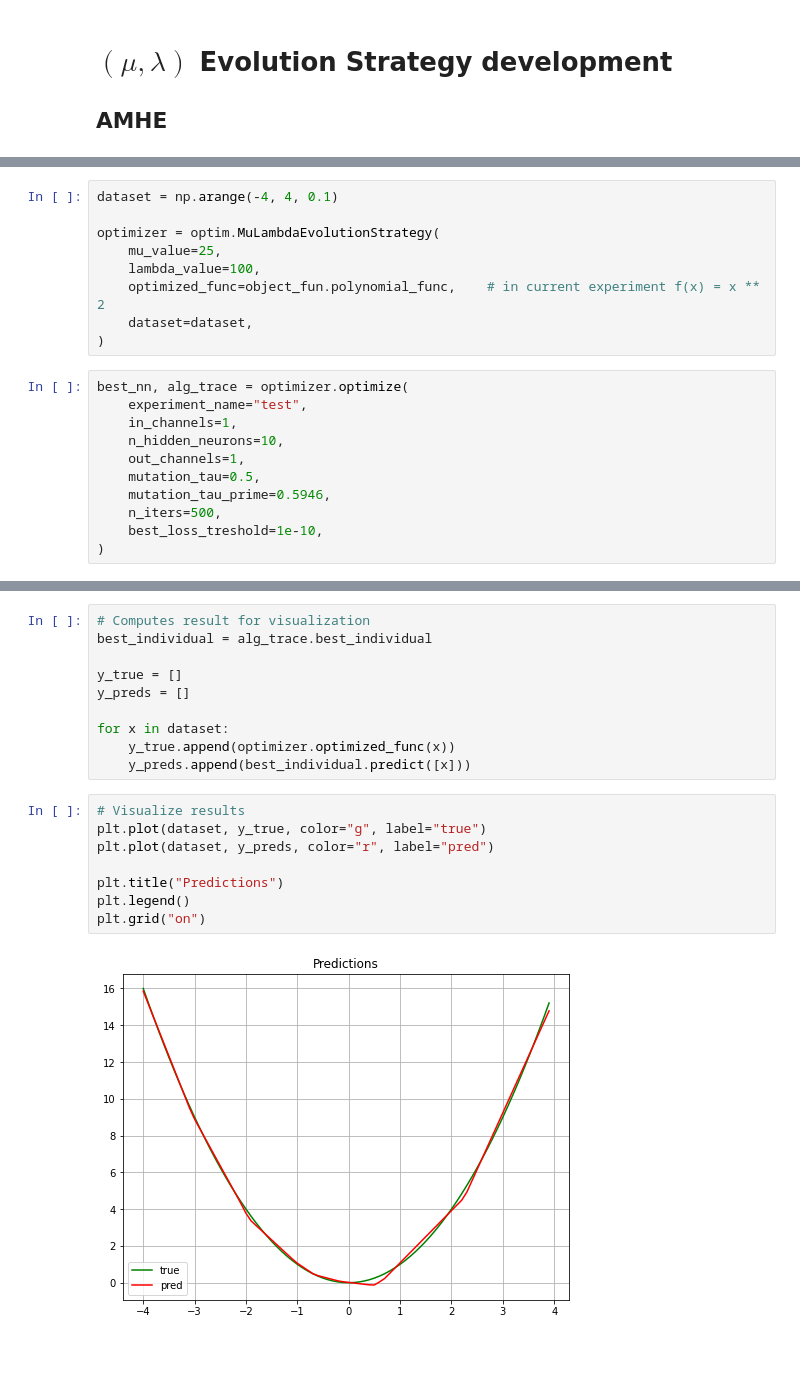
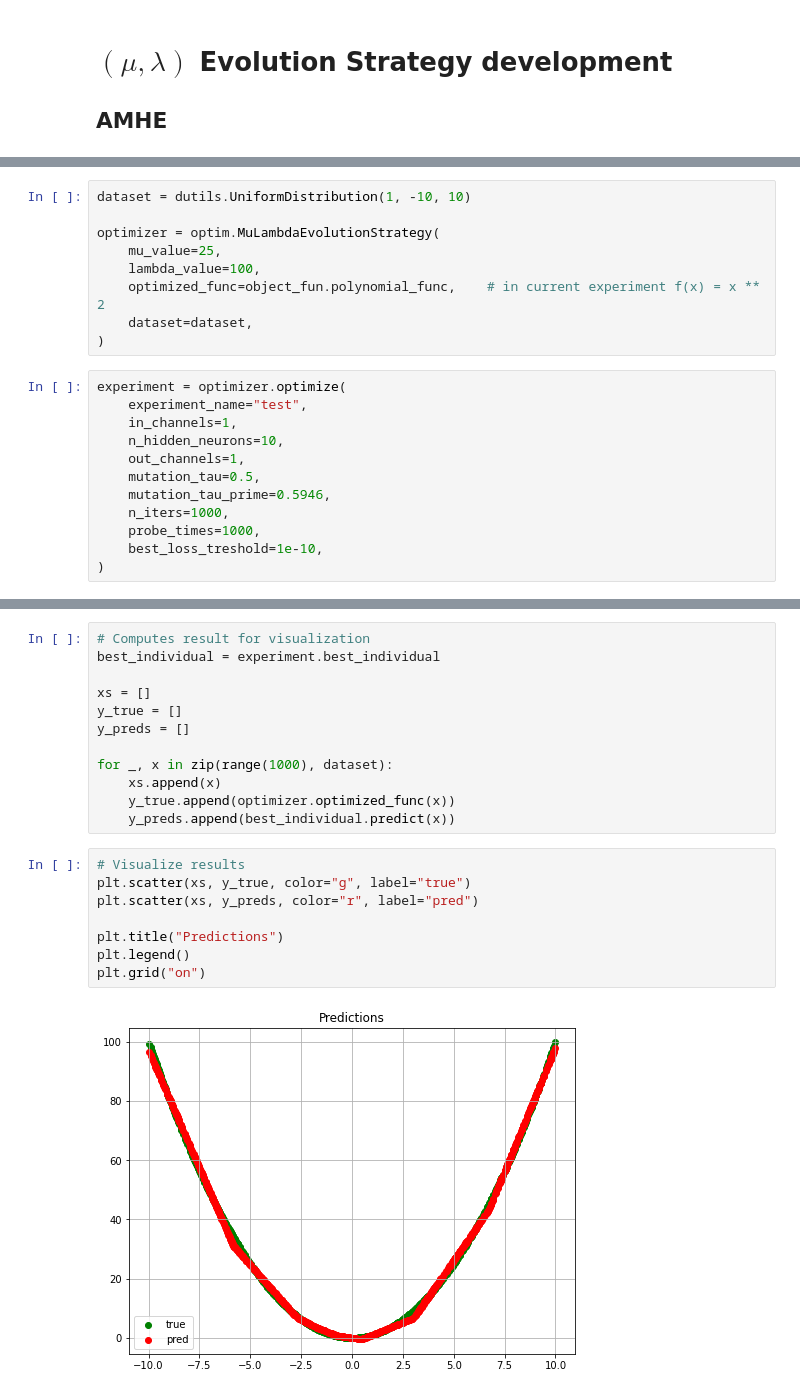
Before and after one commit to L0czek/Training-Neural-Networks-with-Evolution-Alg, a Jupyter notebook: notebooks/MuLambdaEvolutionStrategy-dev.ipynb, the cells around one changed output, grey strips where cells are left out. Drawn from its saved outputs; the diff is of its cells as text; blank space fills up the shorter version.

```diff
--- a/notebooks/MuLambdaEvolutionStrategy-dev.ipynb
+++ b/notebooks/MuLambdaEvolutionStrategy-dev.ipynb
@@ -14,7 +15,7 @@ plt.rcParams["figure.figsize"] = (8, 6)
 %load_ext autoreload
 %autoreload 2
 # %%
-dataset = np.arange(-4, 4, 0.1)
+dataset = dutils.UniformDistribution(1, -10, 10)
 
 optimizer = optim.MuLambdaEvolutionStrategy(
     mu_value=25,
@@ -23,14 +24,15 @@ optimizer = optim.MuLambdaEvolutionStrategy(
     dataset=dataset,
 )
 # %%
-best_nn, alg_trace = optimizer.optimize(
+experiment = optimizer.optimize(
     experiment_name="test",
     in_channels=1,
     n_hidden_neurons=10,
     out_channels=1,
     mutation_tau=0.5,
     mutation_tau_prime=0.5946,
-    n_iters=500,
+    n_iters=1000,
+    probe_times=1000,
     best_loss_treshold=1e-10,
 )
 # %% [output]
@@ -62,22 +64,24 @@ f"Best model loss = {alg_trace.best_individual_loss}"
 # %%
 # Computes result for visualization
-best_individual = alg_trace.best_individual
+best_individual = experiment.best_individual
 
+xs = []
 y_true = []
 y_preds = []
 
-for x in dataset:
+for _, x in zip(range(1000), dataset):
+    xs.append(x)
     y_true.append(optimizer.optimized_func(x))
-    y_preds.append(best_individual.predict([x]))
+    y_preds.append(best_individual.predict(x))
 # %%
 # Visualize results
-plt.plot(dataset, y_true, color="g", label="true")
-plt.plot(dataset, y_preds, color="r", label="pred")
+plt.scatter(xs, y_true, color="g", label="true")
+plt.scatter(xs, y_preds, color="r", label="pred")
 
 plt.title("Predictions")
 plt.legend()
 plt.grid("on")
 # %% [output]
-[figure, old version]
+[figure, new version]
 # %%
 # Visualize loss function
```
Also changed, not shown: parts of 5 cells of this notebook, 4 other files.
